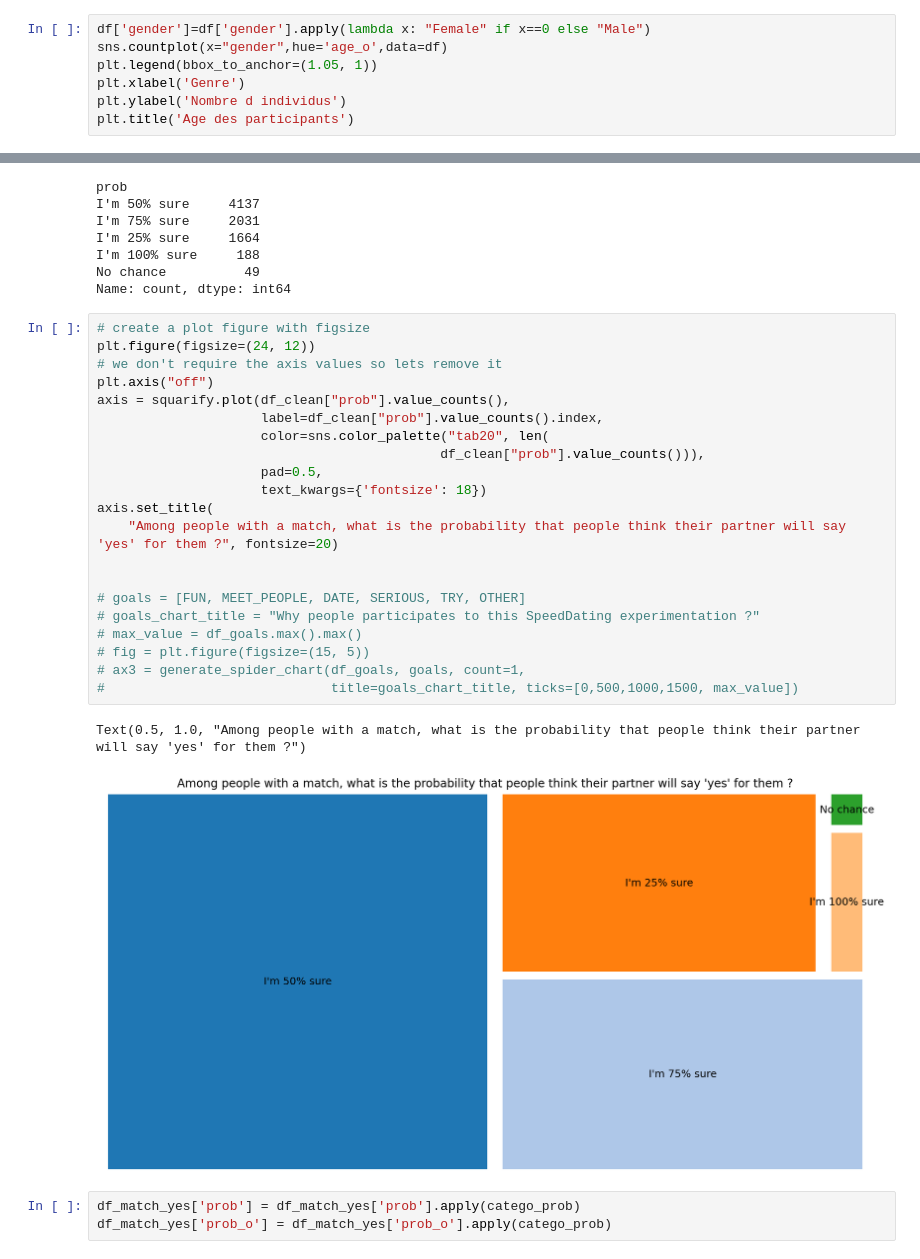
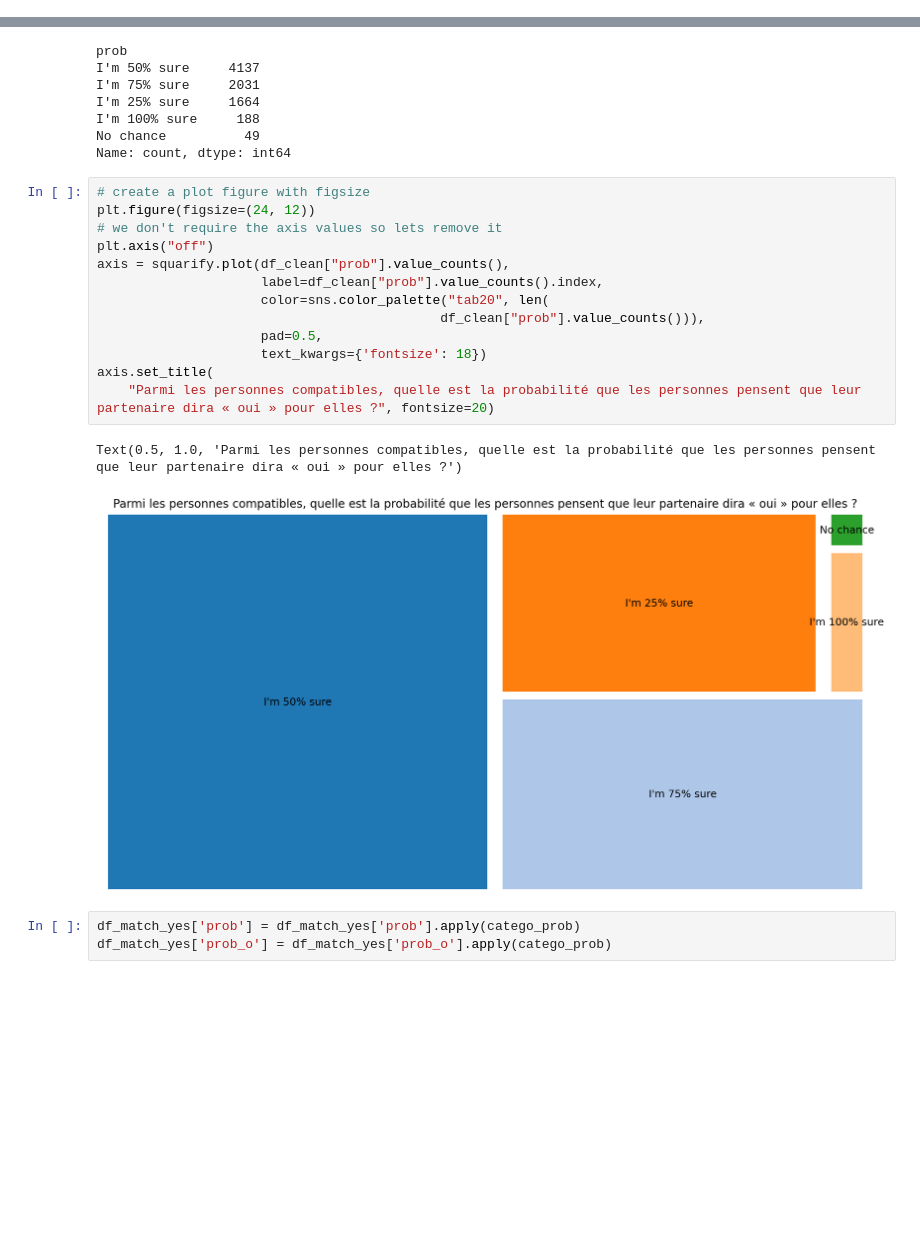
Before and after one commit to loft897/Speed-Dating, a Jupyter notebook: speed_dating.ipynb, the cells around one changed output, grey strips where cells are left out. Saved outputs shown, nothing was run; the diff lists cells and outputs as text; blank space fills up the shorter version.

```diff
--- a/speed_dating.ipynb
+++ b/speed_dating.ipynb
@@ -134,10 +134,3 @@ Text(0.5, 1.0, 'Correlation entre les features')
 [figure]
 # %% [markdown]
 On constate par cette Headmap que les attributs personnels comme le plaisir, l'attractivité ou autres sont beaucoup corrélés les uns aux autres tant disque les features comme la race, religion le sont beaucoup moins.
-# %%
-df['gender']=df['gender'].apply(lambda x: "Female" if x==0 else "Male")
-sns.countplot(x="gender",hue='age_o',data=df)
-plt.legend(bbox_to_anchor=(1.05, 1))
-plt.xlabel('Genre')
-plt.ylabel('Nombre d individus')
-plt.title('Age des participants')
@@ -353,27 +336,19 @@ Name: count, dtype: int64
 # %%
 # create a plot figure with figsize
 plt.figure(figsize=(24, 12))
 # we don't require the axis values so lets remove it
 plt.axis("off")
 axis = squarify.plot(df_clean["prob"].value_counts(),
                      label=df_clean["prob"].value_counts().index,
                      color=sns.color_palette("tab20", len(
                                             df_clean["prob"].value_counts())),
                      pad=0.5,
                      text_kwargs={'fontsize': 18})
 axis.set_title(
-    "Among people with a match, what is the probability that people think their partner will say 'yes' for them ?", fontsize=20)
-
-
-# goals = [FUN, MEET_PEOPLE, DATE, SERIOUS, TRY, OTHER]
-# goals_chart_title = "Why people participates to this SpeedDating experimentation ?"
-# max_value = df_goals.max().max()
-# fig = plt.figure(figsize=(15, 5))
-# ax3 = generate_spider_chart(df_goals, goals, count=1,
-#                             title=goals_chart_title, ticks=[0,500,1000,1500, max_value])
+    "Parmi les personnes compatibles, quelle est la probabilité que les personnes pensent que leur partenaire dira « oui » pour elles ?", fontsize=20)
 # %% [output]
-Text(0.5, 1.0, "Among people with a match, what is the probability that people think their partner will say 'yes' for them ?")
+Text(0.5, 1.0, 'Parmi les personnes compatibles, quelle est la probabilité que les personnes pensent que leur partenaire dira « oui » pour elles ?')
-[figure, old version]
+[figure, new version]
 # %%
 df_match_yes['prob'] = df_match_yes['prob'].apply(catego_prob)
 df_match_yes['prob_o'] = df_match_yes['prob_o'].apply(catego_prob)
```
Also changed, not shown: parts of 34 cells of this notebook, 1 other file.
